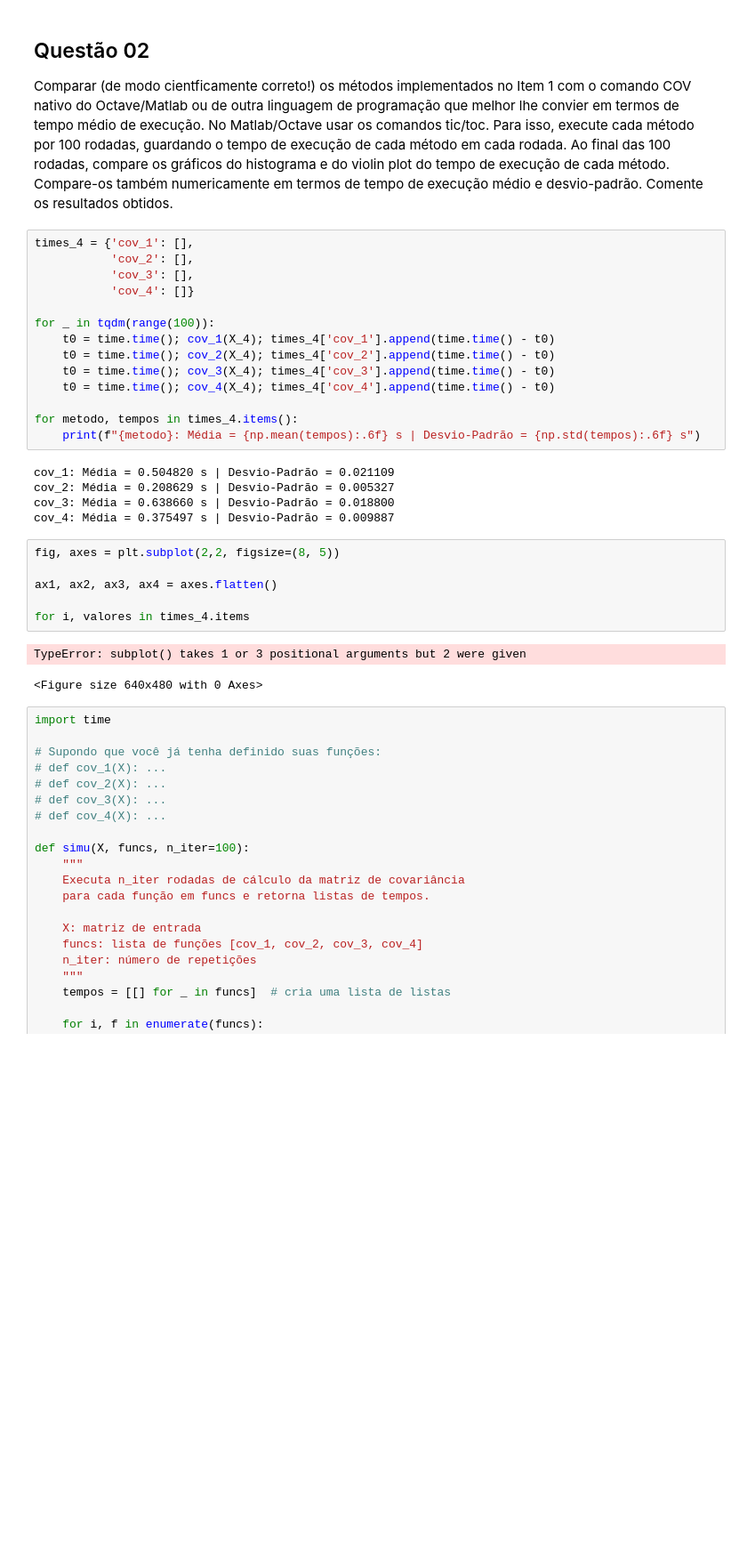
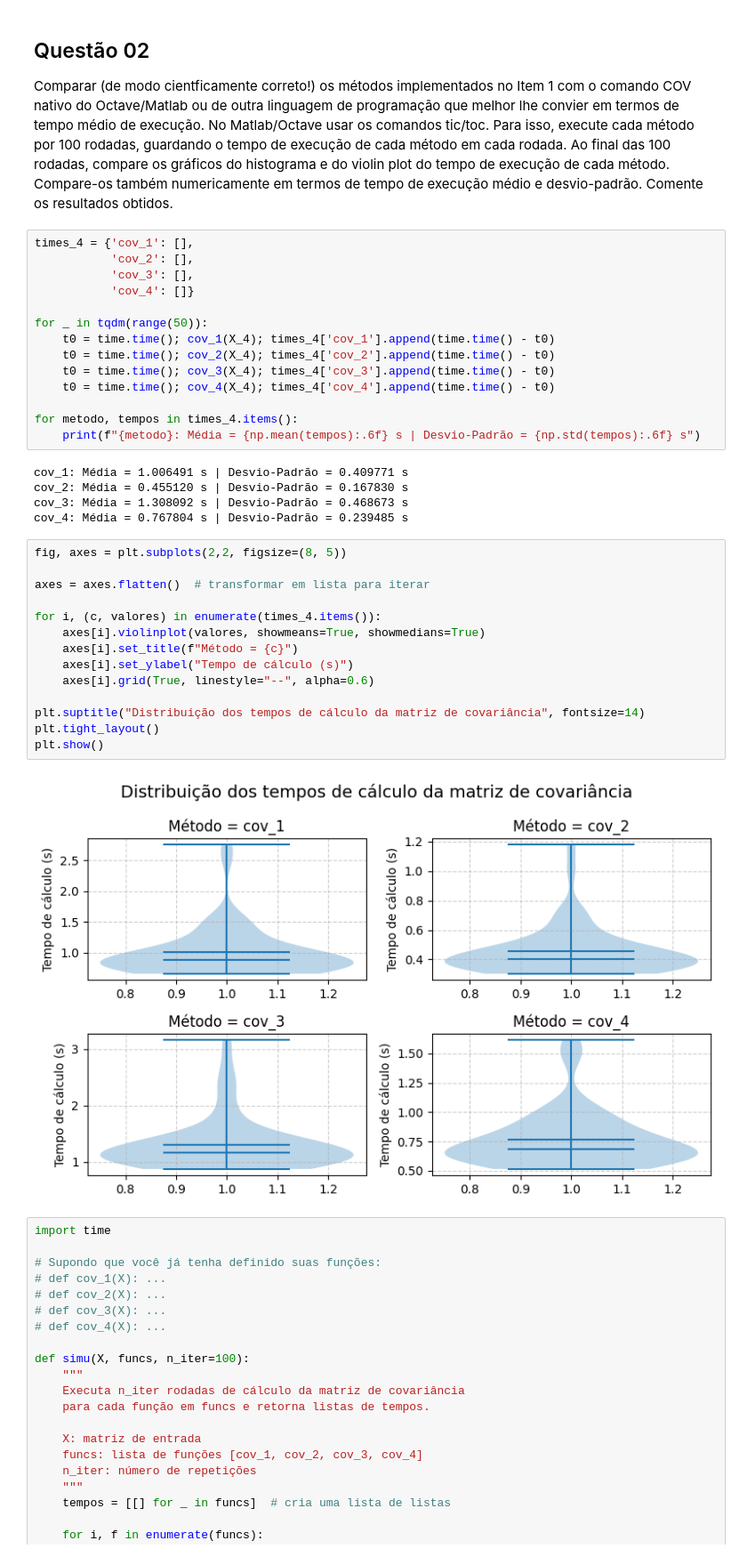
Before and after one commit to LuisFelipeCSouza/reconhecimento-de-padroes, a Jupyter notebook: trabalho-2/main.ipynb, the cells around one changed output. Shown at 89% size. Cells and saved outputs as stored; diff of their text form; blank space fills up the shorter version.

```diff
--- a/trabalho-2/main.ipynb
+++ b/trabalho-2/main.ipynb
@@ -146,7 +146,7 @@ times_4 = {'cov_1': [],
            'cov_3': [],
            'cov_4': []}
 
-for _ in tqdm(range(100)):
+for _ in tqdm(range(50)):
     t0 = time.time(); cov_1(X_4); times_4['cov_1'].append(time.time() - t0)
     t0 = time.time(); cov_2(X_4); times_4['cov_2'].append(time.time() - t0)
     t0 = time.time(); cov_3(X_4); times_4['cov_3'].append(time.time() - t0)
@@ -155,19 +155,26 @@ for _ in tqdm(range(100)):
 for metodo, tempos in times_4.items():
     print(f"{metodo}: Média = {np.mean(tempos):.6f} s | Desvio-Padrão = {np.std(tempos):.6f} s")
 # %% [output]
-cov_1: Média = 0.504820 s | Desvio-Padrão = 0.021109
-cov_2: Média = 0.208629 s | Desvio-Padrão = 0.005327
-cov_3: Média = 0.638660 s | Desvio-Padrão = 0.018800
-cov_4: Média = 0.375497 s | Desvio-Padrão = 0.009887
+cov_1: Média = 1.006491 s | Desvio-Padrão = 0.409771 s
+cov_2: Média = 0.455120 s | Desvio-Padrão = 0.167830 s
+cov_3: Média = 1.308092 s | Desvio-Padrão = 0.468673 s
+cov_4: Média = 0.767804 s | Desvio-Padrão = 0.239485 s
 # %%
-fig, axes = plt.subplot(2,2, figsize=(8, 5))
+fig, axes = plt.subplots(2,2, figsize=(8, 5))
 
-ax1, ax2, ax3, ax4 = axes.flatten()
+axes = axes.flatten()  # transformar em lista para iterar
 
-for i, valores in times_4.items
+for i, (c, valores) in enumerate(times_4.items()):
+    axes[i].violinplot(valores, showmeans=True, showmedians=True)
+    axes[i].set_title(f"Método = {c}")
+    axes[i].set_ylabel("Tempo de cálculo (s)")
+    axes[i].grid(True, linestyle="--", alpha=0.6)
+
+plt.suptitle("Distribuição dos tempos de cálculo da matriz de covariância", fontsize=14)
+plt.tight_layout()
+plt.show()
 # %% [output]
-TypeError: subplot() takes 1 or 3 positional arguments but 2 were given
-<Figure size 640x480 with 0 Axes>
+[figure, added]
 # %%
 import time
 
```
